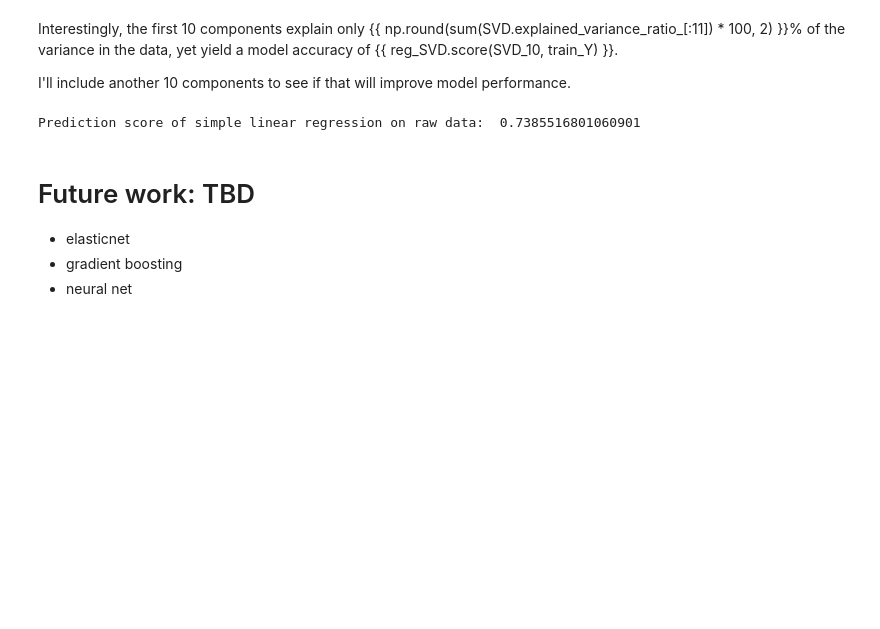
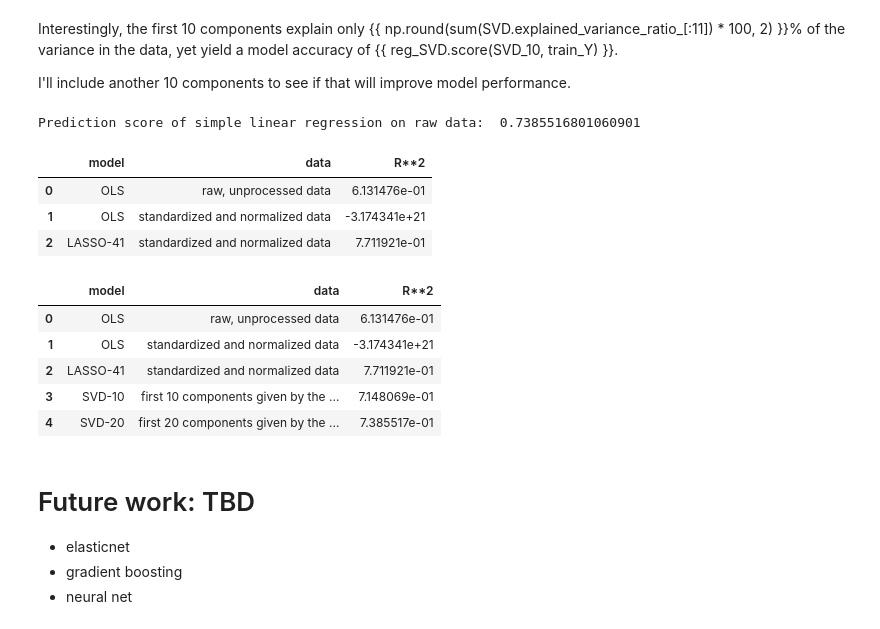
Before and after one commit to aditinabar/house-prices-modeling, a Jupyter notebook: Predicting House Prices.ipynb, the cells around one changed output. Cells and saved outputs as stored; diff of their text form; code cells hidden in the pictures; blank space fills up the shorter version.

Commit message:
Add SVD runs to model_performance table

```diff
--- a/Predicting House Prices.ipynb
+++ b/Predicting House Prices.ipynb
@@ -302,6 +302,31 @@ reg_SVD_20 = lm.LinearRegression().fit(SVD_20, train_Y)
 print('Prediction score of simple linear regression on raw data: ', reg_SVD_20.score(SVD_20, train_Y))
 # %% [output]
 Prediction score of simple linear regression on raw data:  0.7385516801060901
+# %%
+model_performance
+# %% [output]
+|  | model | data | R**2 |
+| 0 | OLS | raw, unprocessed data | 6.131476e-01 |
+| 1 | OLS | standardized and normalized data | -3.174341e+21 |
+| 2 | LASSO-41 | standardized and normalized data | 7.711921e-01 |
+# %%
+model_performance = model_performance.append({'model': 'SVD-10',
+                          'data':'first 10 components given by the singular values',
+                          'R**2':reg_SVD.score(SVD_10, train_Y)},
+                        ignore_index=True)
+model_performance = model_performance.append({'model': 'SVD-20',
+                          'data':'first 20 components given by the singular values',
+                          'R**2':reg_SVD_20.score(SVD_20, train_Y)},
+                        ignore_index=True)
+# %%
+model_performance
+# %% [output]
+|  | model | data | R**2 |
+| 0 | OLS | raw, unprocessed data | 6.131476e-01 |
+| 1 | OLS | standardized and normalized data | -3.174341e+21 |
+| 2 | LASSO-41 | standardized and normalized data | 7.711921e-01 |
+| 3 | SVD-10 | first 10 components given by the ... | 7.148069e-01 |
+| 4 | SVD-20 | first 20 components given by the ... | 7.385517e-01 |
 # %% [markdown]
 # Future work: TBD
 
```
